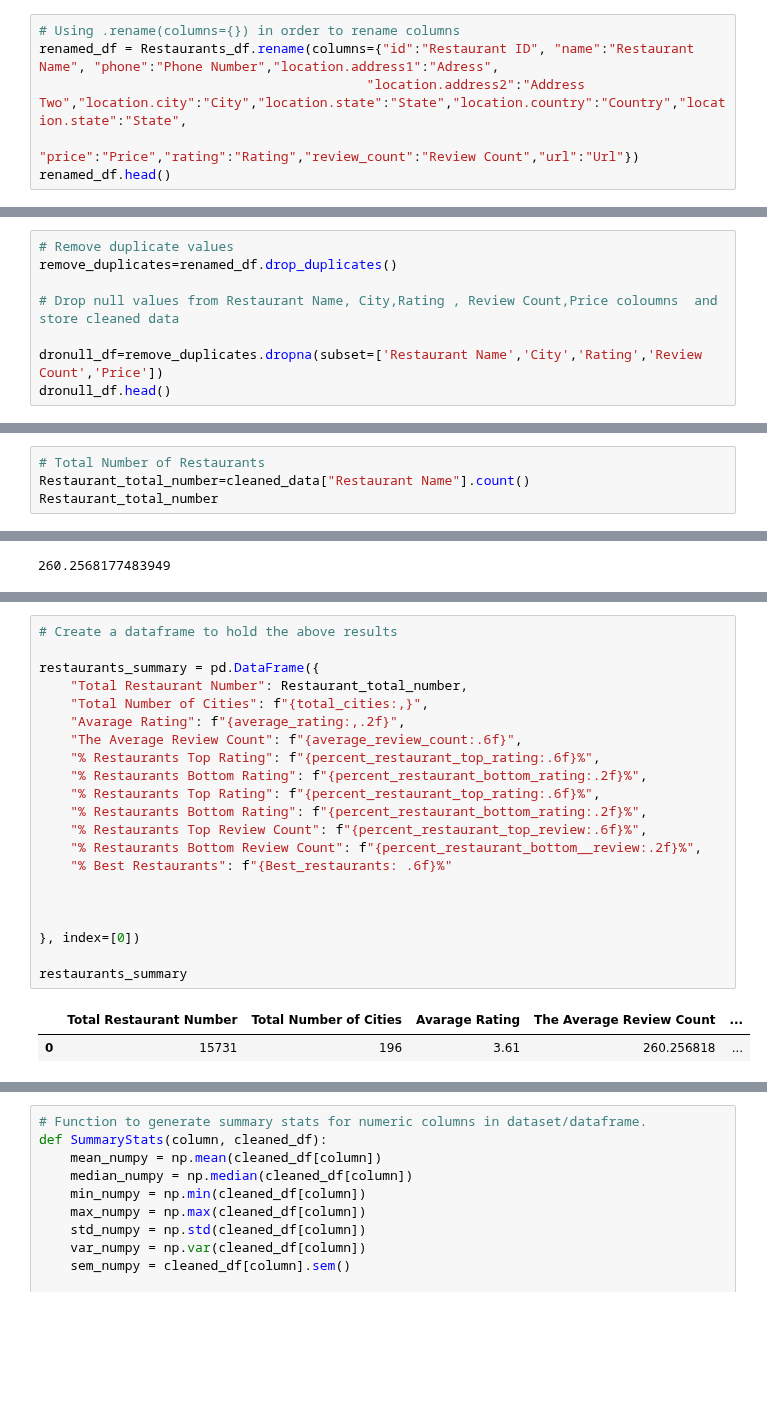
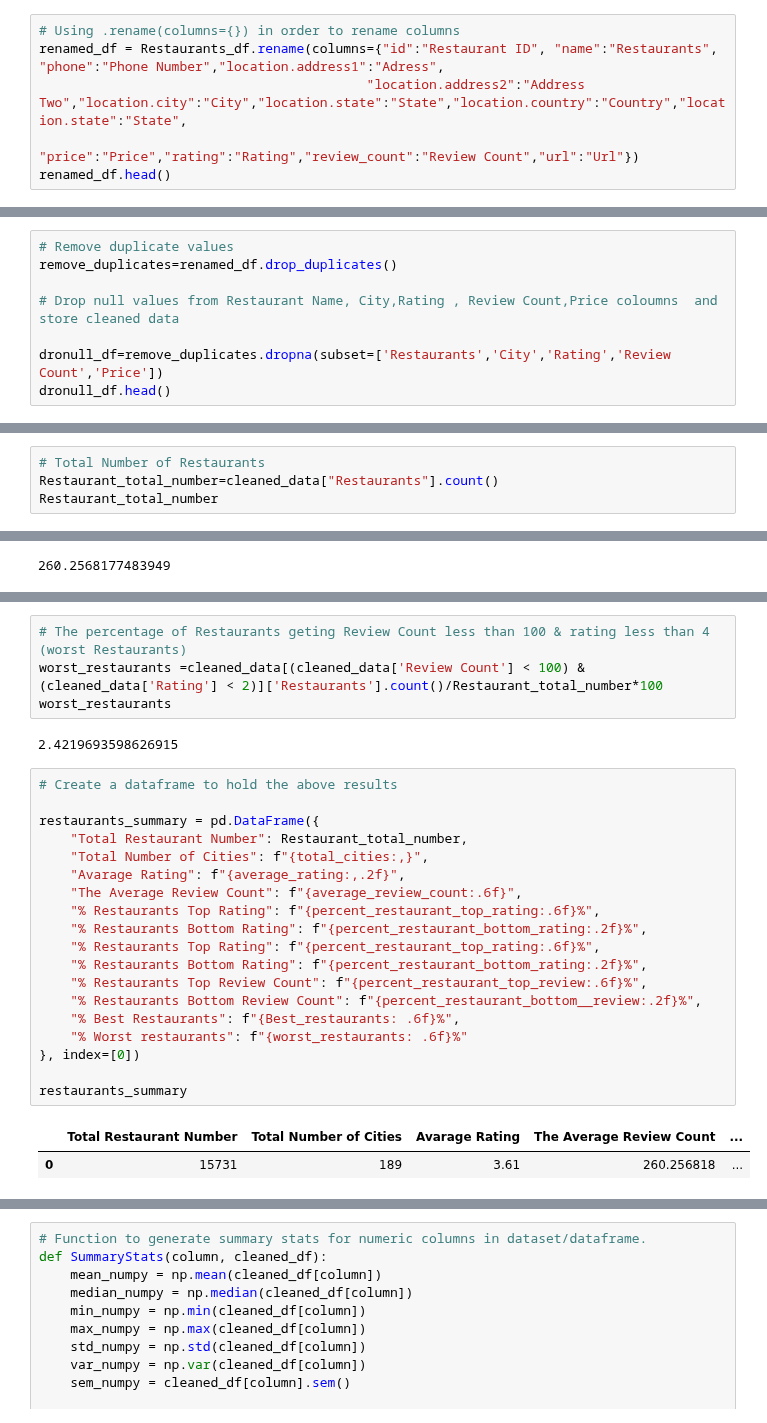
Before and after one commit to ermiasgelaye/Yelp-Challenge, a Jupyter notebook: pyRestaurants/yelp-challenge.ipynb, the cells around one changed output, grey strips where cells are left out. Drawn from its saved outputs; the diff is of its cells as text; blank space fills up the shorter version.

```diff
--- a/pyRestaurants/yelp-challenge.ipynb
+++ b/pyRestaurants/yelp-challenge.ipynb
@@ -44,7 +44,7 @@ Index(['id', 'name', 'phone', 'location.address1', 'location.address2',
       dtype='object')
 # %%
 # Using .rename(columns={}) in order to rename columns
-renamed_df = Restaurants_df.rename(columns={"id":"Restaurant ID", "name":"Restaurant Name", "phone":"Phone Number","location.address1":"Adress",
+renamed_df = Restaurants_df.rename(columns={"id":"Restaurant ID", "name":"Restaurants", "phone":"Phone Number","location.address1":"Adress",
                                           "location.address2":"Address Two","location.city":"City","location.state":"State","location.country":"Country","location.state":"State",
                                            "price":"Price","rating":"Rating","review_count":"Review Count","url":"Url"})
 renamed_df.head()
@@ -61,6 +61,6 @@ remove_duplicates=renamed_df.drop_duplicates()
 
 # Drop null values from Restaurant Name, City,Rating , Review Count,Price coloumns  and store cleaned data
 
-dronull_df=remove_duplicates.dropna(subset=['Restaurant Name','City','Rating','Review Count','Price'])
+dronull_df=remove_duplicates.dropna(subset=['Restaurants','City','Rating','Review Count','Price'])
 dronull_df.head()
 # %% [output]
@@ -125,7 +129,7 @@ cleaned_data.describe()
 | max | 5.000000 | 12280.000000 |
 # %%
 # Total Number of Restaurants
-Restaurant_total_number=cleaned_data["Restaurant Name"].count()
+Restaurant_total_number=cleaned_data["Restaurants"].count()
 Restaurant_total_number
 # %% [output]
 15731
@@ -283,24 +209,28 @@ plt.show()
+# %%
+# The percentage of Restaurants geting Review Count less than 100 & rating less than 4 (worst Restaurants)
+worst_restaurants =cleaned_data[(cleaned_data['Review Count'] < 100) & (cleaned_data['Rating'] < 2)]['Restaurants'].count()/Restaurant_total_number*100
+worst_restaurants
+# %% [output]
+2.4219693598626915
 # %%
 # Create a dataframe to hold the above results
 
 restaurants_summary = pd.DataFrame({
     "Total Restaurant Number": Restaurant_total_number,
     "Total Number of Cities": f"{total_cities:,}",
     "Avarage Rating": f"{average_rating:,.2f}",
     "The Average Review Count": f"{average_review_count:.6f}",
     "% Restaurants Top Rating": f"{percent_restaurant_top_rating:.6f}%",
     "% Restaurants Bottom Rating": f"{percent_restaurant_bottom_rating:.2f}%",
     "% Restaurants Top Rating": f"{percent_restaurant_top_rating:.6f}%",
     "% Restaurants Bottom Rating": f"{percent_restaurant_bottom_rating:.2f}%",
     "% Restaurants Top Review Count": f"{percent_restaurant_top_review:.6f}%",
     "% Restaurants Bottom Review Count": f"{percent_restaurant_bottom__review:.2f}%",
-    "% Best Restaurants": f"{Best_restaurants: .6f}%"
-
-
-
+    "% Best Restaurants": f"{Best_restaurants: .6f}%",
+    "% Worst restaurants": f"{worst_restaurants: .6f}%"
 }, index=[0])
 
 restaurants_summary
 # %% [output]
 |  | Total Restaurant Number | Total Number of Cities | Avarage Rating | The Average Review Count | ... |
-| 0 | 15731 | 196 | 3.61 | 260.256818 | ... |
+| 0 | 15731 | 189 | 3.61 | 260.256818 | ... |
```
Also changed, not shown: parts of 45 cells of this notebook, 1 other file.
